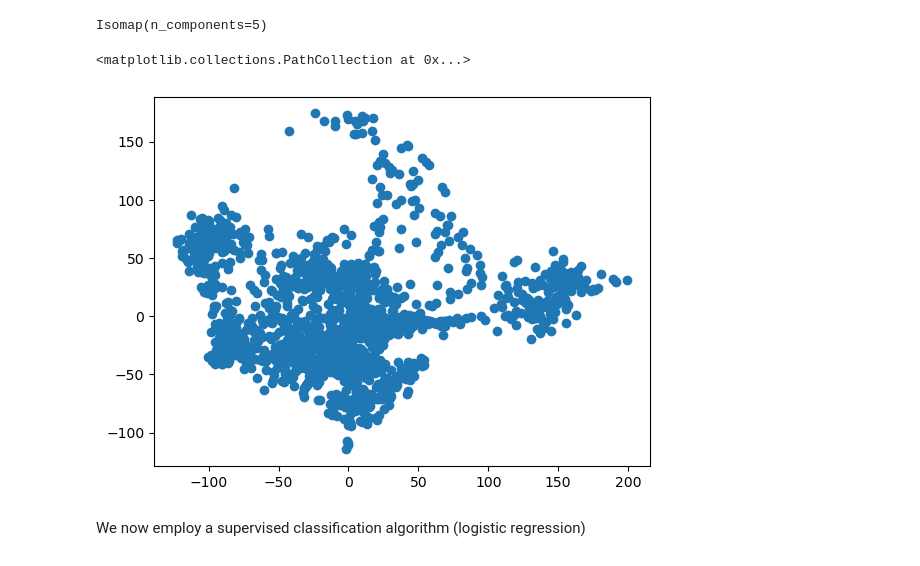
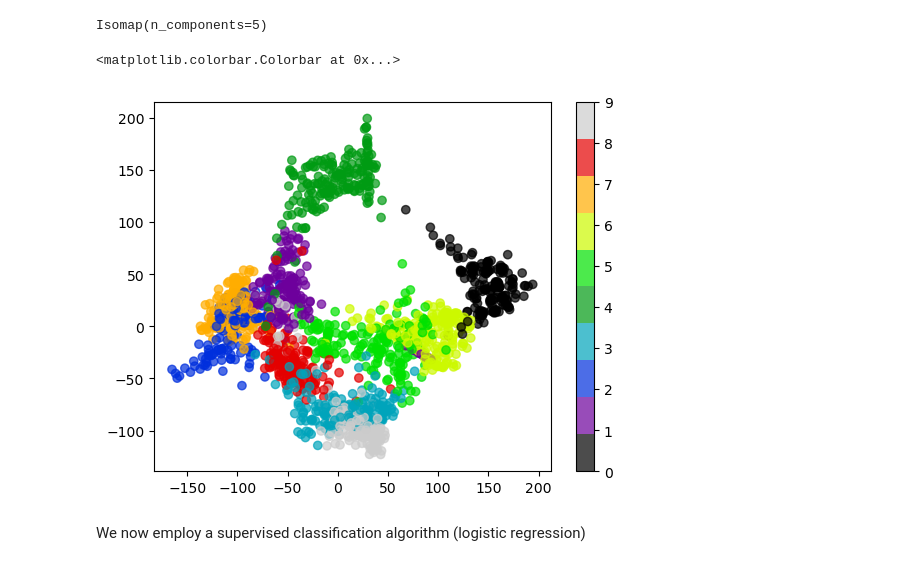
Before and after one commit to GabrieleOlzer/astrostatistics_bicocca_2025, a Jupyter notebook: working/L13/digits.ipynb, the cells around one changed output. Drawn from its saved outputs; the diff is of its cells as text; code cells hidden in the pictures.

Commit message:
added colormap

```diff
--- a/working/L13/digits.ipynb
+++ b/working/L13/digits.ipynb
@@ -19,17 +19,26 @@ dim_red_model.fit(digits.data) # training the model
 # %% [output]
 Isomap(n_components=5)
 # %%
+#function for creating a discrete color map
+def discrete_cmap(N, base_cmap=None):
+    """Create an N-bin discrete colormap from the specified input map"""
+    base = plt.colormaps[base_cmap]
+    color_list = base(np.linspace(0, 1, N))
+    cmap_name = base.name + str(N)
+    return base.from_list(cmap_name, color_list, N)
+
 X = dim_red_model.transform(digits.data)
 
 #making a scatter plot of the data considering two of the fetures
-f1 = X[:, 1]
-f2 = X[:, 4]
+f1 = X[:, 0]
+f2 = X[:, 1]
 y = digits.target # targets
 
-plt.scatter(f1, f2, cmap='viridis')
+plt.scatter(f1, f2, c=digits.target, cmap=discrete_cmap(10, 'nipy_spectral'), alpha=0.7)
+plt.colorbar(ticks=range(10))
 # %% [output]
-<matplotlib.collections.PathCollection at 0x...>
+<matplotlib.colorbar.Colorbar at 0x...>
-[figure, old version]
+[figure, new version]
 # %% [markdown]
 We now employ a supervised classification algorithm (logistic regression)
 # %%
```
Also changed, not shown: parts of 1 cell of this notebook.
